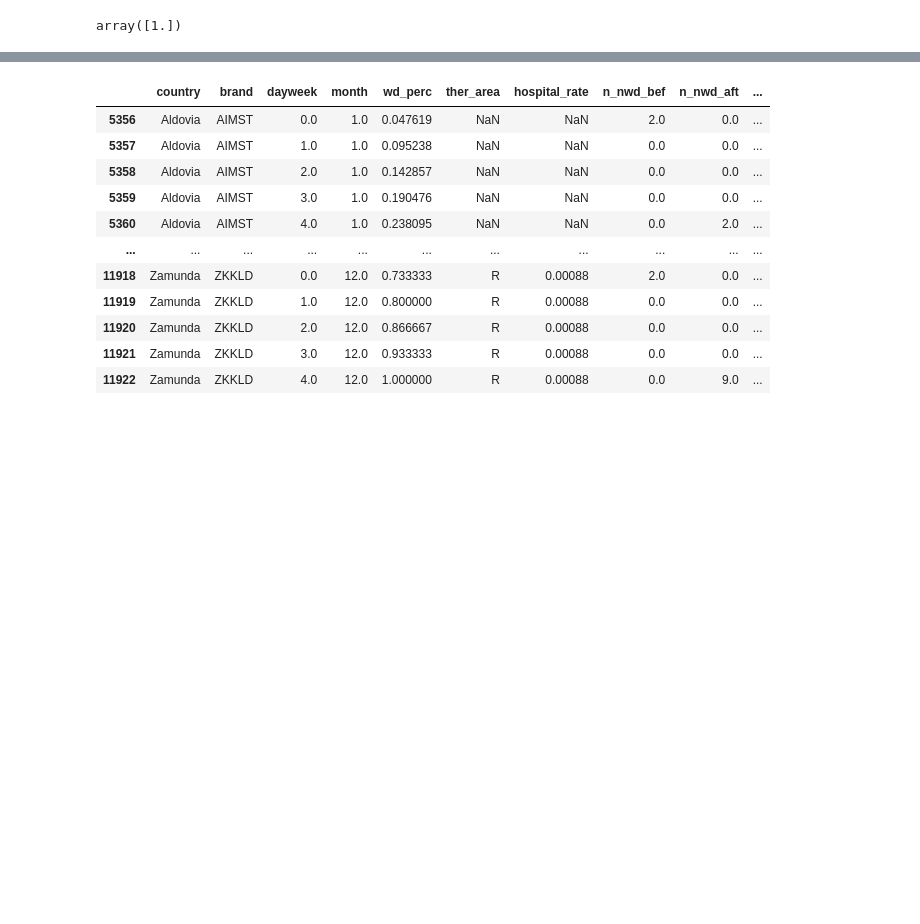
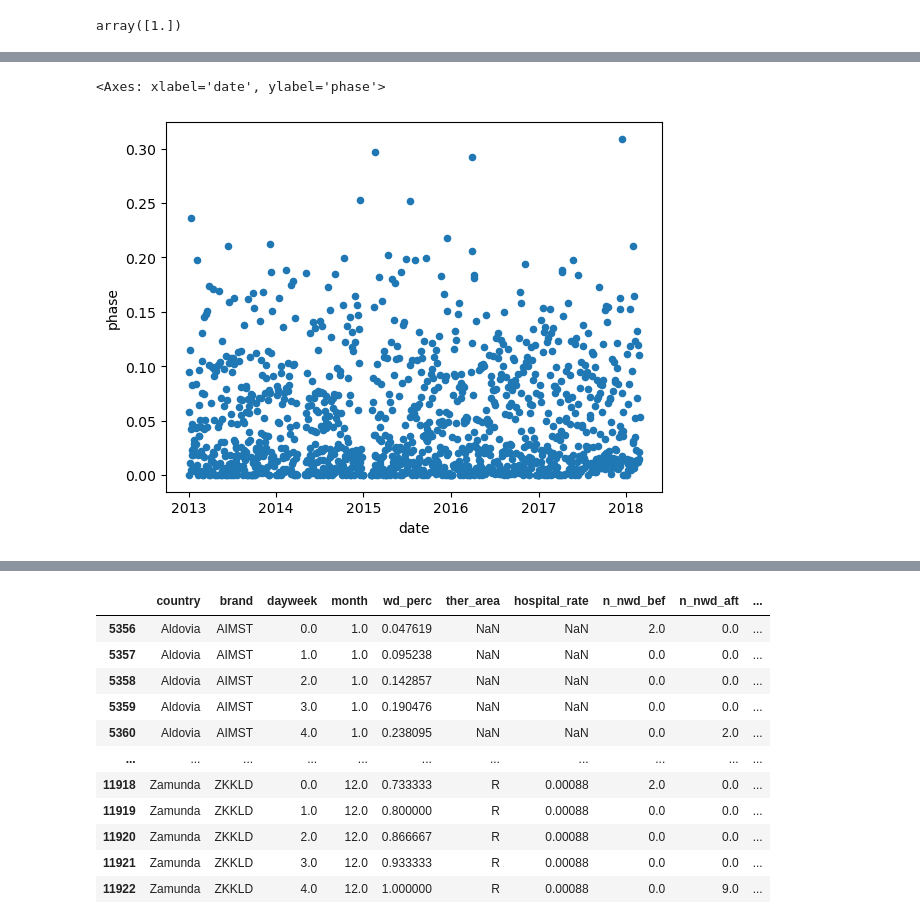
Before and after one commit to debsankarde/Novartis-datathon-2023, a Jupyter notebook: data_submission/eda.ipynb, the cells around one changed output, grey strips where cells are left out. Cells and saved outputs as stored; diff of their text form; code cells hidden in the pictures; blank space fills up the shorter version.

```diff
--- a/data_submission/eda.ipynb
+++ b/data_submission/eda.ipynb
@@ -258,0 +374,2 @@ array([1.])
+# %%
+df_themy = df[(df['country']=='Themyscira') & (df['brand']=='EUJWP')]
@@ -258,0 +397,5 @@ array([1.])
+# %%
+df_themy.plot(x='date', y='phase', kind='scatter')
+# %% [output]
+<Axes: xlabel='date', ylabel='phase'>
+[figure, added]
```
Also changed, not shown: parts of 23 cells of this notebook.
